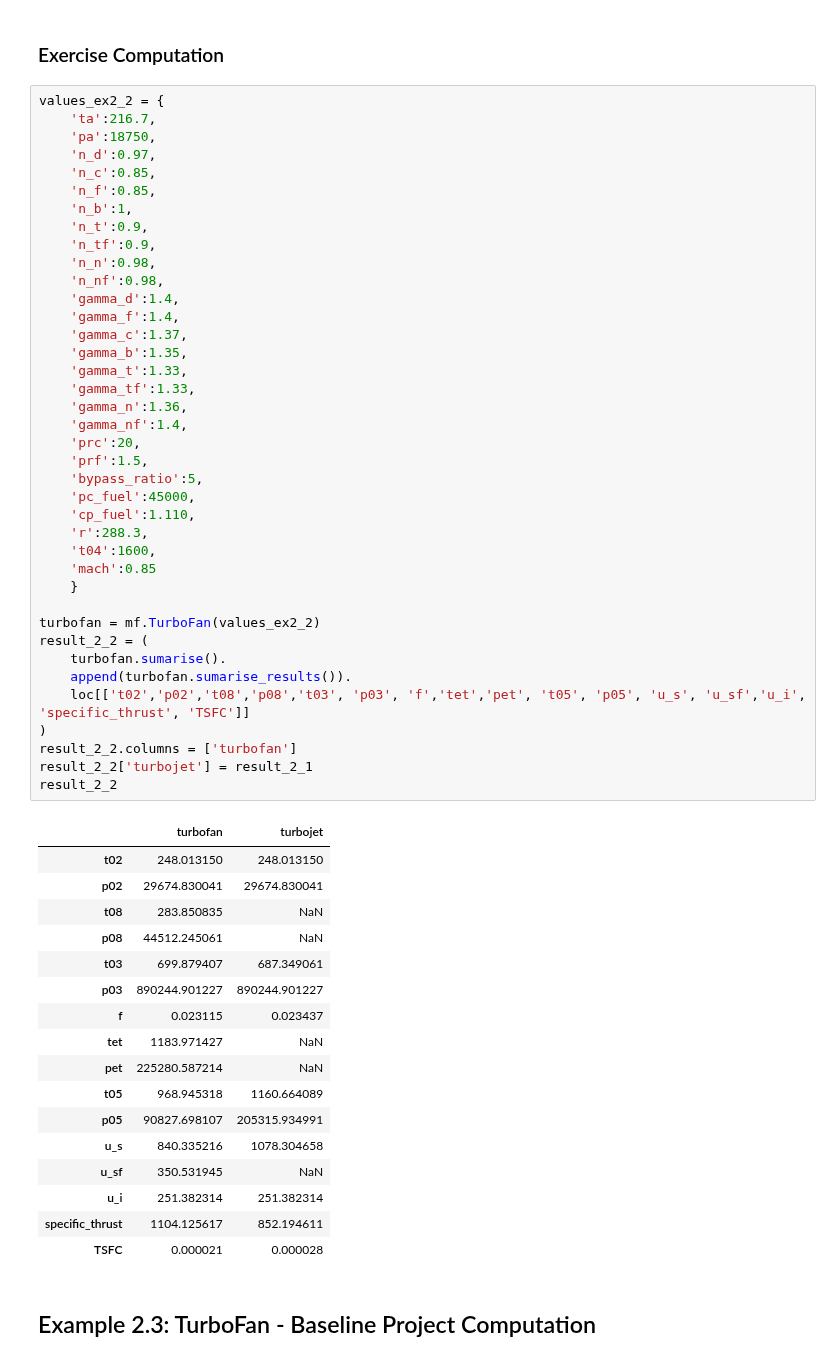
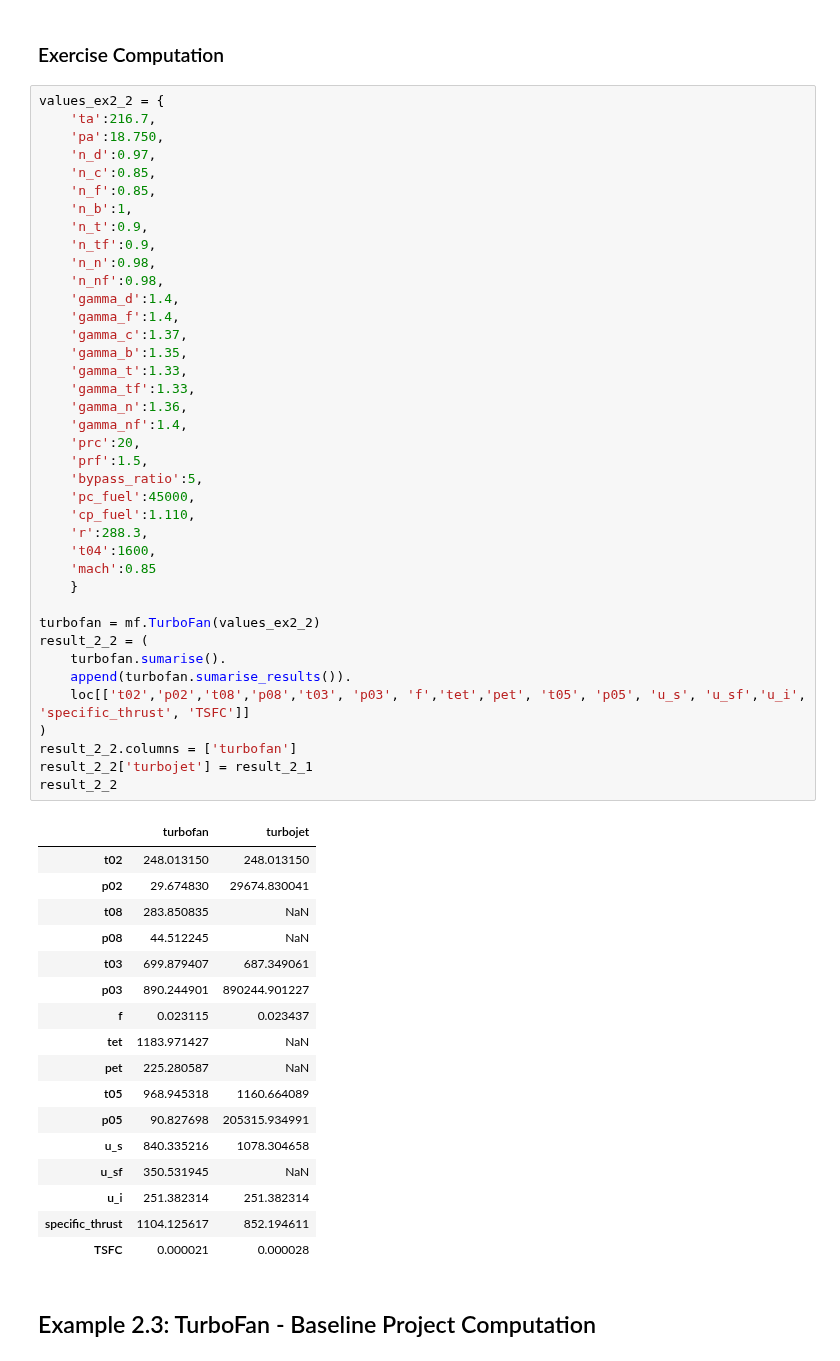
Before and after one commit to jonasdegrave/gas-turbine, a Jupyter notebook: notebook_course_examples.ipynb, the cells around one changed output. Cells and saved outputs as stored; diff of their text form.

```diff
--- a/notebook_course_examples.ipynb
+++ b/notebook_course_examples.ipynb
@@ -107,7 +107,7 @@ Operating Parameters:
 # %%
 values_ex2_2 = {
     'ta':216.7,
-    'pa':18750,
+    'pa':18.750,
     'n_d':0.97,
     'n_c':0.85,
     'n_f':0.85,
@@ -119,43 +119,43 @@ values_ex2_2 = {
     'gamma_d':1.4,
     'gamma_f':1.4,
     'gamma_c':1.37,
     'gamma_b':1.35,
     'gamma_t':1.33,
     'gamma_tf':1.33,
     'gamma_n':1.36,
     'gamma_nf':1.4,
     'prc':20,
     'prf':1.5,
     'bypass_ratio':5,
     'pc_fuel':45000,
     'cp_fuel':1.110,
     'r':288.3,
     't04':1600,
     'mach':0.85
     }
 
 turbofan = mf.TurboFan(values_ex2_2)
 result_2_2 = (
     turbofan.sumarise().
     append(turbofan.sumarise_results()).
     loc[['t02','p02','t08','p08','t03', 'p03', 'f','tet','pet', 't05', 'p05', 'u_s', 'u_sf','u_i', 'specific_thrust', 'TSFC']]
 )
 result_2_2.columns = ['turbofan']
 result_2_2['turbojet'] = result_2_1
 result_2_2
 # %% [output]
 |  | turbofan | turbojet |
 | t02 | 248.013150 | 248.013150 |
-| p02 | 29674.830041 | 29674.830041 |
+| p02 | 29.674830 | 29674.830041 |
 | t08 | 283.850835 | NaN |
-| p08 | 44512.245061 | NaN |
+| p08 | 44.512245 | NaN |
 | t03 | 699.879407 | 687.349061 |
-| p03 | 890244.901227 | 890244.901227 |
+| p03 | 890.244901 | 890244.901227 |
 | f | 0.023115 | 0.023437 |
 | tet | 1183.971427 | NaN |
-| pet | 225280.587214 | NaN |
+| pet | 225.280587 | NaN |
 | t05 | 968.945318 | 1160.664089 |
-| p05 | 90827.698107 | 205315.934991 |
+| p05 | 90.827698 | 205315.934991 |
 | u_s | 840.335216 | 1078.304658 |
 | u_sf | 350.531945 | NaN |
 | u_i | 251.382314 | 251.382314 |
```
Also changed, not shown: parts of 6 cells of this notebook, 3 other files.
